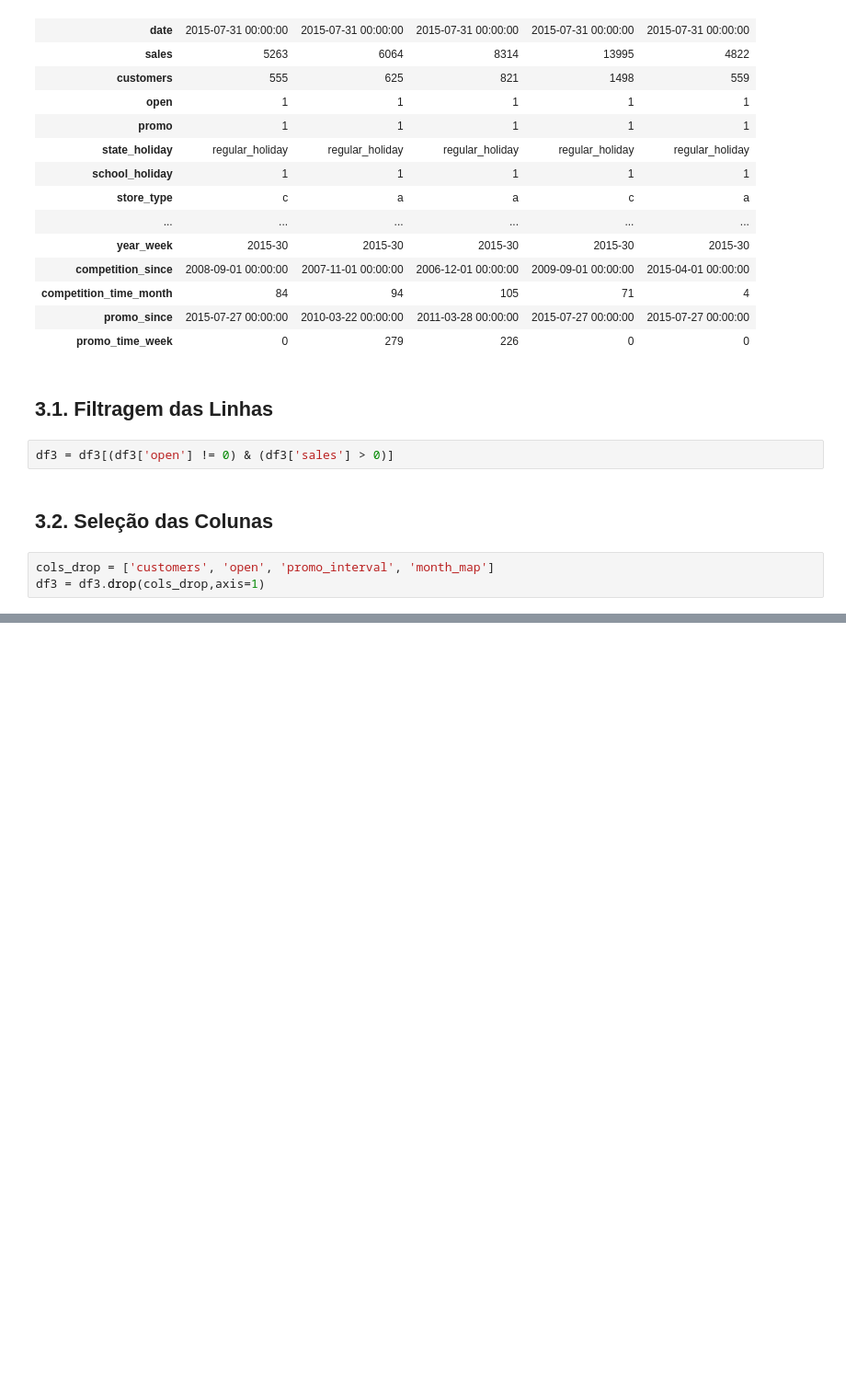
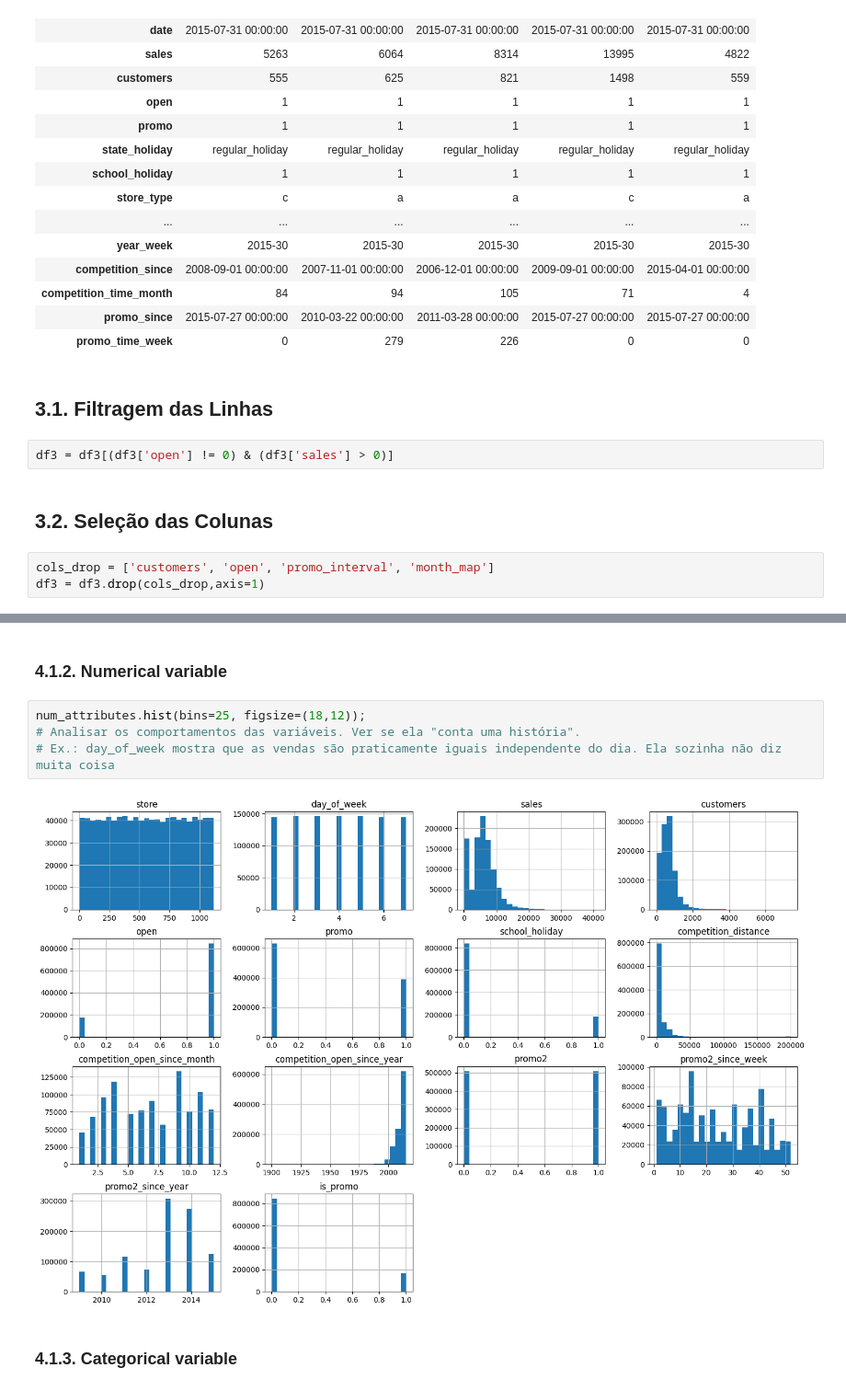
Before and after one commit to ezequielpf/rossmann_sales_prediction, a Jupyter notebook: notebooks/store_sales_predict.ipynb, the cells around one changed output, grey strips where cells are left out. Shown: that part at 92% size. Drawn from its saved outputs; the diff is of its cells as text; blank space fills up the shorter version.

```diff
--- a/notebooks/store_sales_predict.ipynb
+++ b/notebooks/store_sales_predict.ipynb
@@ -372,0 +389,10 @@ df3 = df3.drop(cols_drop,axis=1)
+# %% [markdown]
+### 4.1.2. Numerical variable
+# %%
+num_attributes.hist(bins=25, figsize=(18,12));
+# Analisar os comportamentos das variáveis. Ver se ela "conta uma história".
+# Ex.: day_of_week mostra que as vendas são praticamente iguais independente do dia. Ela sozinha não diz muita coisa
+# %% [output]
+[figure, added]
+# %% [markdown]
+### 4.1.3. Categorical variable
```
Also changed, not shown: parts of 10 cells of this notebook.
